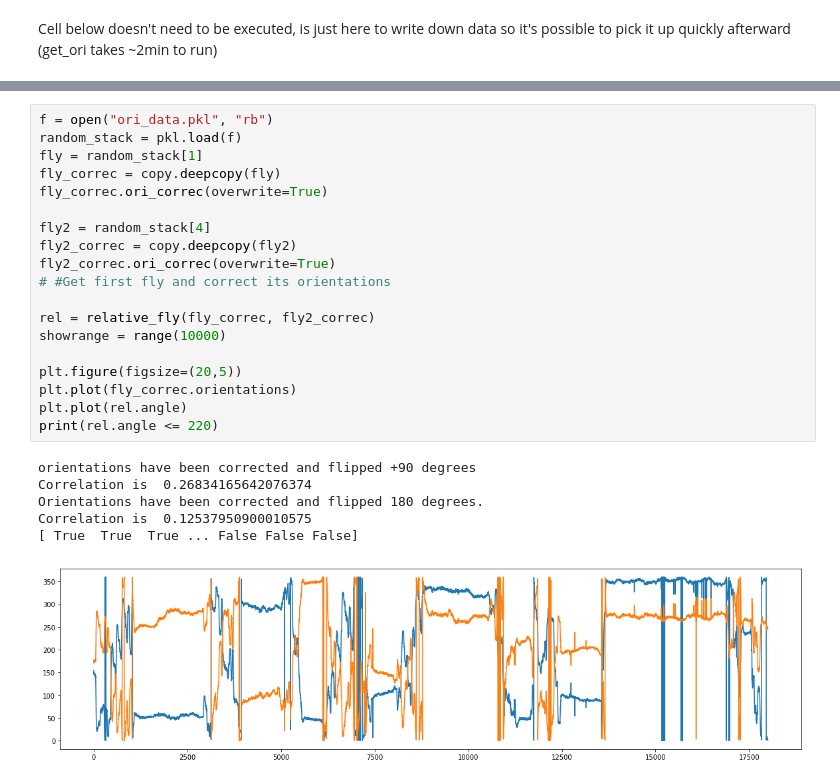
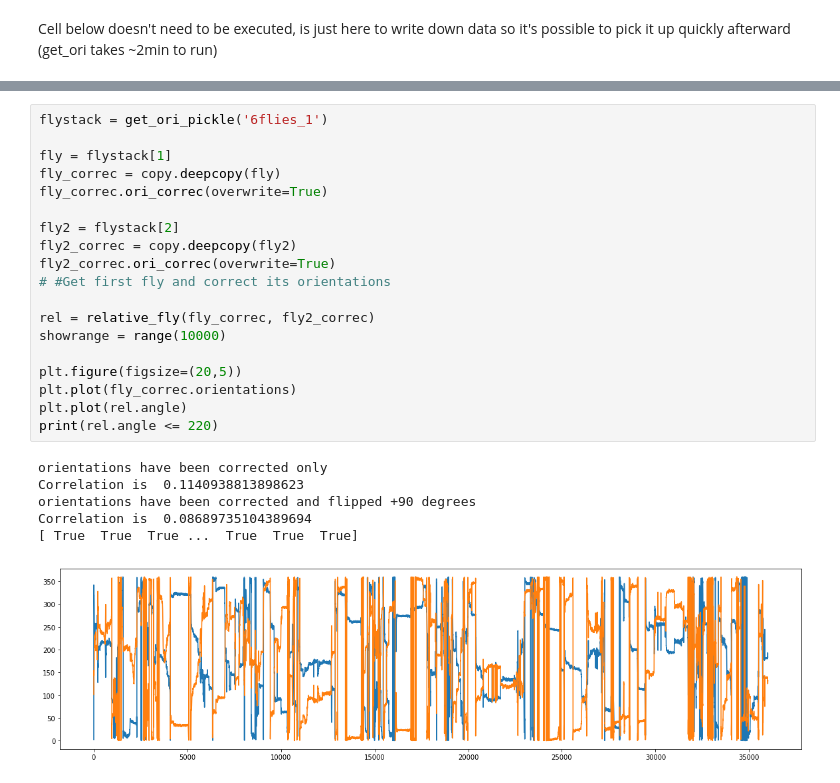
Before and after one commit to StrepsipZerg/flyDtracker, a Jupyter notebook: fly_object.ipynb, the cells around one changed output, grey strips where cells are left out. Drawn from its saved outputs; the diff is of its cells as text.

Commit message:
Working on visualisation of relative flies

```diff
--- a/fly_object.ipynb
+++ b/fly_object.ipynb
@@ -60,26 +68,26 @@ time elapsed ; 131.6126847267151
 # %%
-f = open("ori_data.pkl", "rb")
-random_stack = pkl.load(f)
-fly = random_stack[1]
+flystack = get_ori_pickle('6flies_1')
+
+fly = flystack[1]
 fly_correc = copy.deepcopy(fly)
 fly_correc.ori_correc(overwrite=True)
 
-fly2 = random_stack[4]
+fly2 = flystack[2]
 fly2_correc = copy.deepcopy(fly2)
 fly2_correc.ori_correc(overwrite=True)
 # #Get first fly and correct its orientations
 
 rel = relative_fly(fly_correc, fly2_correc)
 showrange = range(10000)
 
 plt.figure(figsize=(20,5))
 plt.plot(fly_correc.orientations)
 plt.plot(rel.angle)
 print(rel.angle <= 220)
 # %% [output]
+orientations have been corrected only
+Correlation is  0.1140938813898623
 orientations have been corrected and flipped +90 degrees
-Correlation is  0.26834165642076374
-Orientations have been corrected and flipped 180 degrees.
-Correlation is  0.12537950900010575
-[ True  True  True ... False False False]
+Correlation is  0.08689735104389694
+[ True  True  True ...  True  True  True]
-[figure, old version]
+[figure, new version]
```
Also changed, not shown: parts of 8 cells of this notebook, 1 other file.
